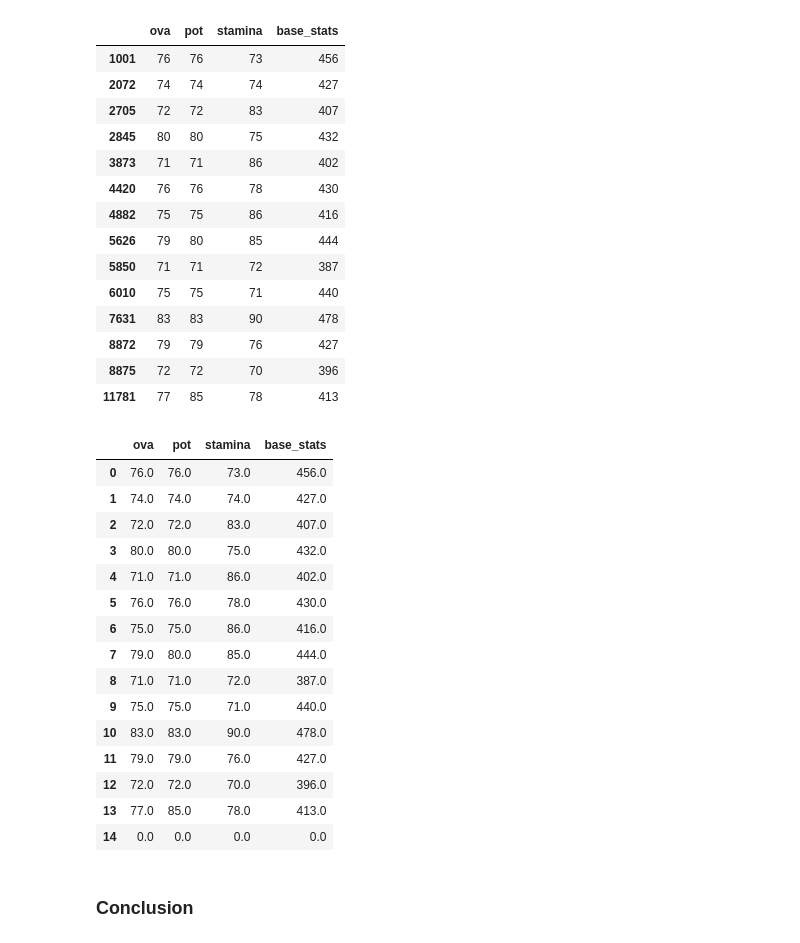
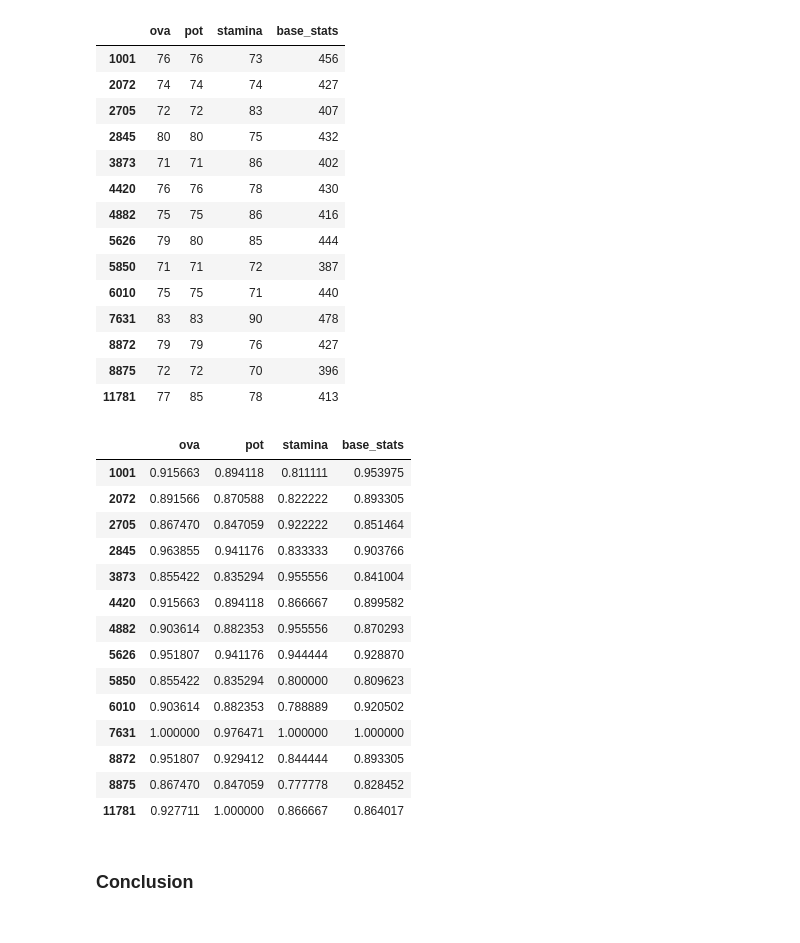
Before and after one commit to sebastianvier/football_moneyball_21, a Jupyter notebook: moneyball.ipynb, the cells around one changed output. Cells and saved outputs as stored; diff of their text form; code cells hidden in the pictures.

Commit message:
Refactoring the scaler

```diff
--- a/moneyball.ipynb
+++ b/moneyball.ipynb
@@ -513,34 +511,44 @@ candidates_stats
 | 8875 | 72 | 72 | 70 | 396 |
 | 11781 | 77 | 85 | 78 | 413 |
 # %%
-def add_zero_row(df):
+candidates_stats = candidates['ova pot stamina base_stats'.split()]
+
+def scale_values(df):
     columns = df.columns
-    length = len(df.columns)
-    zeros_df = pd.DataFrame(np.zeros(length).reshape(1,length), columns=columns)
-    result = pd.concat([df,zeros_df])
-    return result
+    index = df.index
 
-candidates_stats = add_zero_row(candidates_stats)
-candidates_stats.reset_index(inplace=True, drop=True)
+    def add_zero_row(df):
+        columns = df.columns
+        length = len(df.columns)
+        zeros_df = pd.DataFrame(np.zeros(length).reshape(1,length), columns=columns)
+        result = pd.concat([df,zeros_df])
+        return result
+
+    return add_zero_row(df)
+
+candidates_stats = scale_values(candidates_stats)
+
+scaler = MinMaxScaler().fit(candidates_stats)
+candidates_stats = pd.DataFrame(scaler.transform(candidates_stats), columns=columns)
+candidates_stats.drop(candidates_stats[candidates_stats.ova == 0].index, inplace=True)
+
+candidates_stats.set_index(index)
+# %% [output]
+|  | ova | pot | stamina | base_stats |
+| 1001 | 0.915663 | 0.894118 | 0.811111 | 0.953975 |
+| 2072 | 0.891566 | 0.870588 | 0.822222 | 0.893305 |
+| 2705 | 0.867470 | 0.847059 | 0.922222 | 0.851464 |
+| 2845 | 0.963855 | 0.941176 | 0.833333 | 0.903766 |
+| 3873 | 0.855422 | 0.835294 | 0.955556 | 0.841004 |
+| 4420 | 0.915663 | 0.894118 | 0.866667 | 0.899582 |
+| 4882 | 0.903614 | 0.882353 | 0.955556 | 0.870293 |
+| 5626 | 0.951807 | 0.941176 | 0.944444 | 0.928870 |
+| 5850 | 0.855422 | 0.835294 | 0.800000 | 0.809623 |
+| 6010 | 0.903614 | 0.882353 | 0.788889 | 0.920502 |
+| 7631 | 1.000000 | 0.976471 | 1.000000 | 1.000000 |
+| 8872 | 0.951807 | 0.929412 | 0.844444 | 0.893305 |
+| 8875 | 0.867470 | 0.847059 | 0.777778 | 0.828452 |
+| 11781 | 0.927711 | 1.000000 | 0.866667 | 0.864017 |
-# %%
-candidates_stats
-# %% [output]
-|  | ova | pot | stamina | base_stats |
-| 0 | 76.0 | 76.0 | 73.0 | 456.0 |
-| 1 | 74.0 | 74.0 | 74.0 | 427.0 |
-| 2 | 72.0 | 72.0 | 83.0 | 407.0 |
-| 3 | 80.0 | 80.0 | 75.0 | 432.0 |
-| 4 | 71.0 | 71.0 | 86.0 | 402.0 |
-| 5 | 76.0 | 76.0 | 78.0 | 430.0 |
-| 6 | 75.0 | 75.0 | 86.0 | 416.0 |
-| 7 | 79.0 | 80.0 | 85.0 | 444.0 |
-| 8 | 71.0 | 71.0 | 72.0 | 387.0 |
-| 9 | 75.0 | 75.0 | 71.0 | 440.0 |
-| 10 | 83.0 | 83.0 | 90.0 | 478.0 |
-| 11 | 79.0 | 79.0 | 76.0 | 427.0 |
-| 12 | 72.0 | 72.0 | 70.0 | 396.0 |
-| 13 | 77.0 | 85.0 | 78.0 | 413.0 |
-| 14 | 0.0 | 0.0 | 0.0 | 0.0 |
 # %%
 r2_bov = get_r2_score(data, 'ova')
 r2_pot = get_r2_score(data, 'pot')
```
Also changed, not shown: parts of 1 cell of this notebook.
